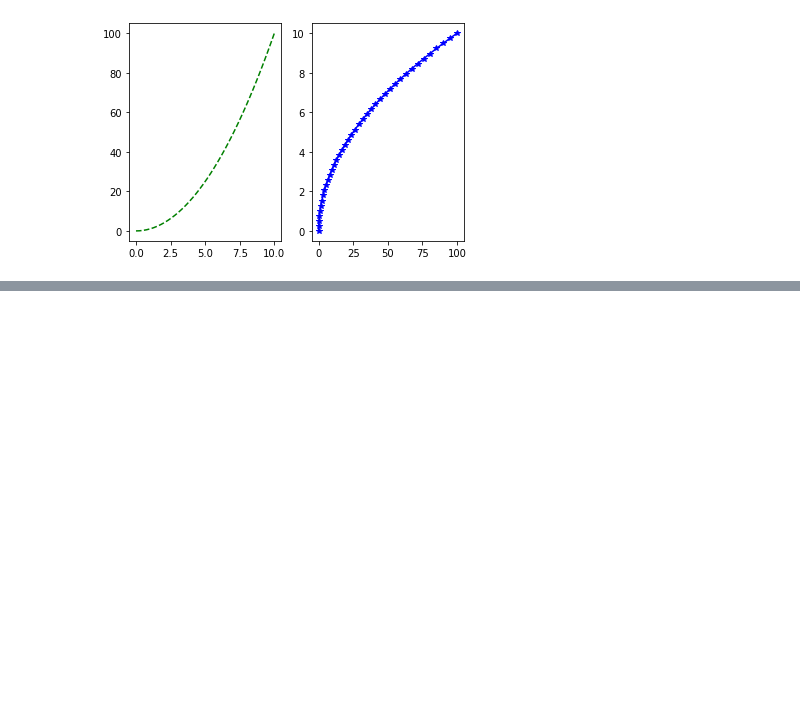
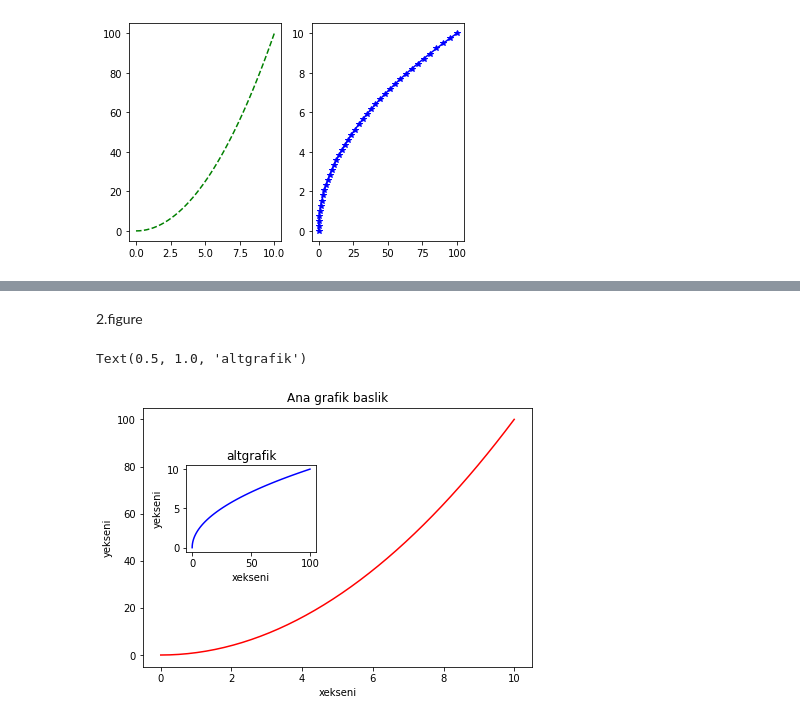
Before and after one commit to bozkurtmert0/python_notlar, a Jupyter notebook: Matplotlib2.ipynb, the cells around one changed output, grey strips where cells are left out. Cells and saved outputs as stored; diff of their text form; code cells hidden in the pictures; blank space fills up the shorter version.

```diff
--- a/Matplotlib2.ipynb
+++ b/Matplotlib2.ipynb
@@ -48,0 +62,23 @@ plt.plot(b_dizisi,a_dizisi,"b-*")
+# %% [markdown]
+2.figure
+# %%
+figure2 = plt.figure()
+
+eksen1 = figure2.add_axes([0.1,0.1,0.9,0.9])
+eksen2 = figure2.add_axes([0.2,0.5,0.3,0.3])  #soldaki 2 arguman sol ve asagidan olan grafigin nerde durdugunu belirler
+
+eksen1.plot(a_dizisi,b_dizisi,"r")
+eksen1.set_xlabel("xekseni")
+eksen1.set_ylabel("yekseni")
+
+eksen1.set_title("Ana grafik baslik")
+
+#-----------------------kucuk grafik------------------
+eksen2.plot(b_dizisi,a_dizisi,"b")
+eksen2.set_xlabel("xekseni")
+eksen2.set_ylabel("yekseni")
+
+eksen2.set_title("altgrafik")
+# %% [output]
+Text(0.5, 1.0, 'altgrafik')
+[figure, added]
```
Also changed, not shown: parts of 3 cells of this notebook.
